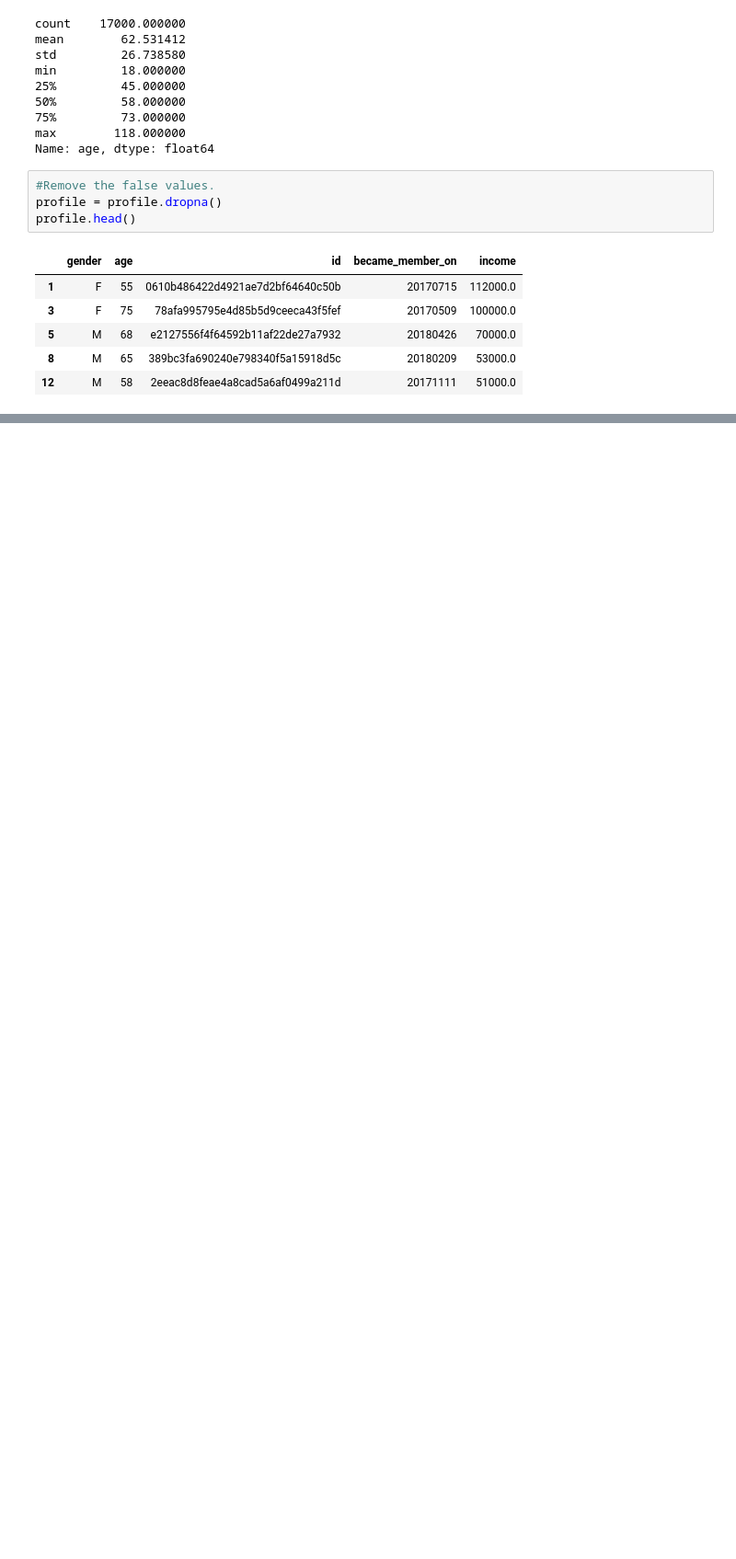
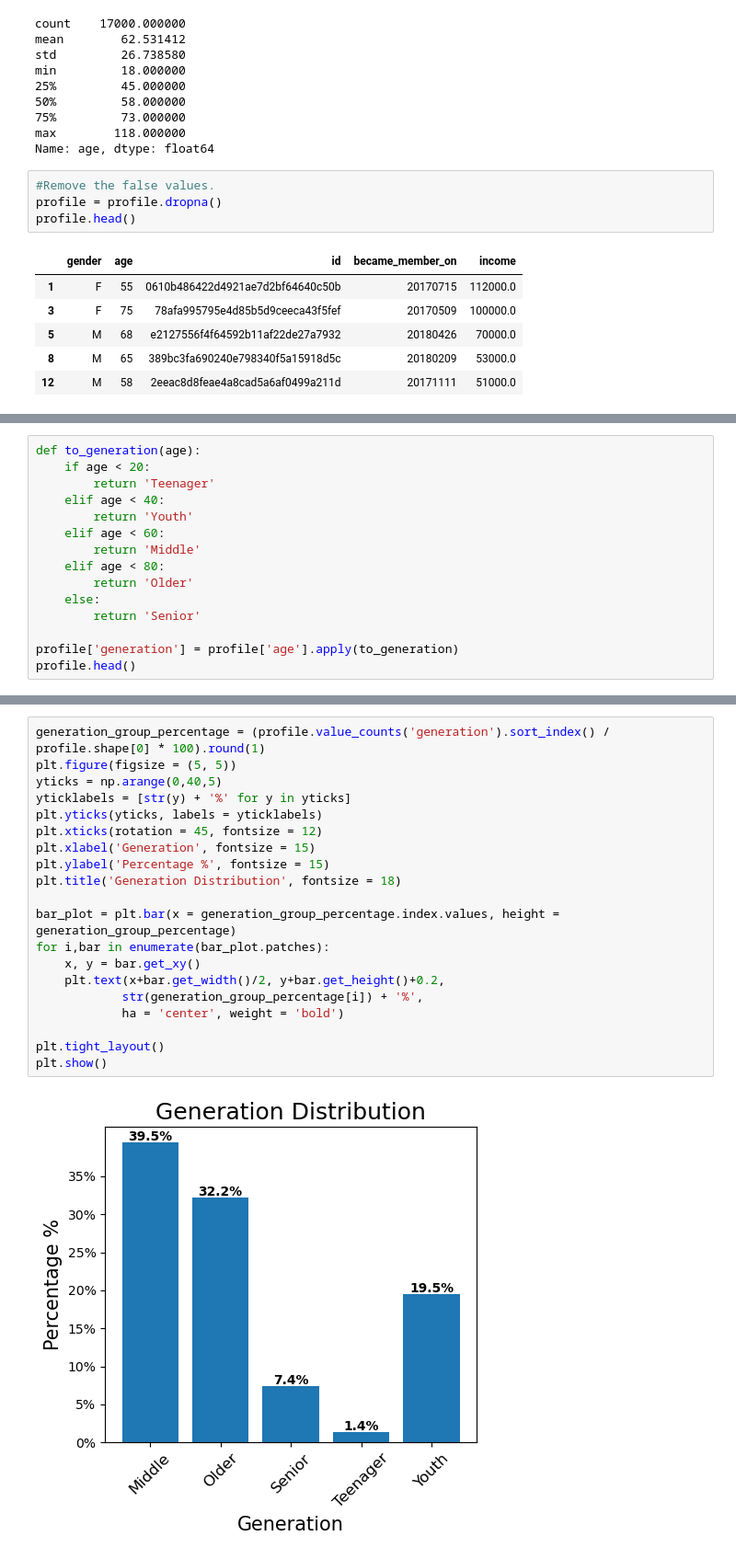
Before and after one commit to BendeguzSinkovicz/PortfolioProjects, a Jupyter notebook: Starbucks customer data analysis project.ipynb, the cells around one changed output, grey strips where cells are left out. Shown at 92% size. Saved outputs shown, nothing was run; the diff lists cells and outputs as text; blank space fills up the shorter version.

```diff
--- a/Starbucks customer data analysis project.ipynb
+++ b/Starbucks customer data analysis project.ipynb
@@ -374,0 +364,15 @@ plt.show()
+# %%
+def to_generation(age):
+    if age < 20:
+        return 'Teenager'
+    elif age < 40:
+        return 'Youth'
+    elif age < 60:
+        return 'Middle'
+    elif age < 80:
+        return 'Older'
+    else:
+        return 'Senior'
+
+profile['generation'] = profile['age'].apply(to_generation)
+profile.head()
@@ -374,0 +386,22 @@ plt.show()
+# %%
+generation_group_percentage = (profile.value_counts('generation').sort_index() / profile.shape[0] * 100).round(1)
+plt.figure(figsize = (5, 5))
+yticks = np.arange(0,40,5)
+yticklabels = [str(y) + '%' for y in yticks]
+plt.yticks(yticks, labels = yticklabels)
+plt.xticks(rotation = 45, fontsize = 12)
+plt.xlabel('Generation', fontsize = 15)
+plt.ylabel('Percentage %', fontsize = 15)
+plt.title('Generation Distribution', fontsize = 18)
+
+bar_plot = plt.bar(x = generation_group_percentage.index.values, height = generation_group_percentage)
+for i,bar in enumerate(bar_plot.patches):
+    x, y = bar.get_xy()
+    plt.text(x+bar.get_width()/2, y+bar.get_height()+0.2,
+            str(generation_group_percentage[i]) + '%',
+            ha = 'center', weight = 'bold')
+
+plt.tight_layout()
+plt.show()
+# %% [output]
+[figure, added]
```
Also changed, not shown: parts of 135 cells of this notebook.
